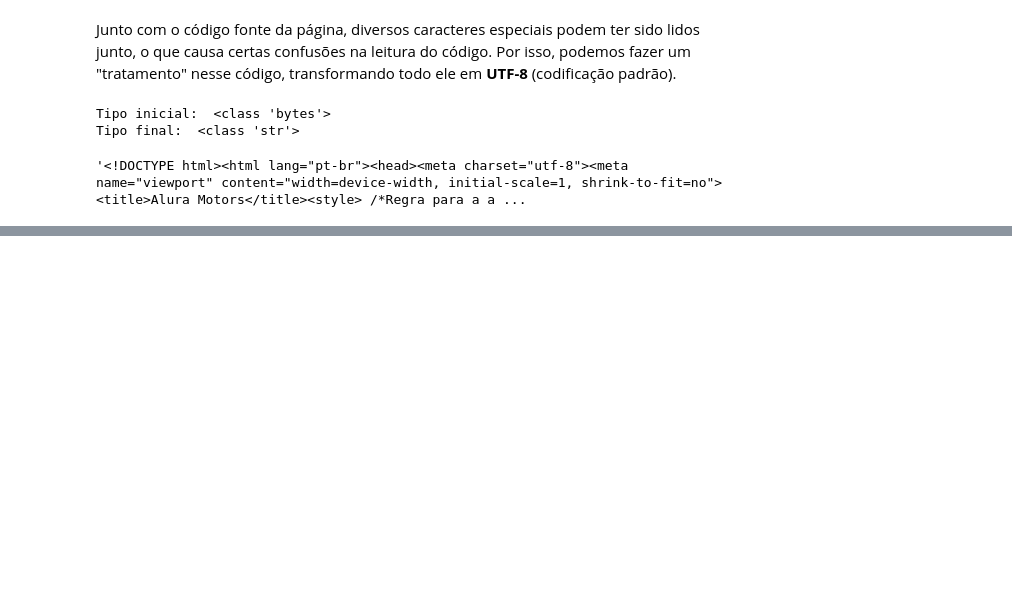
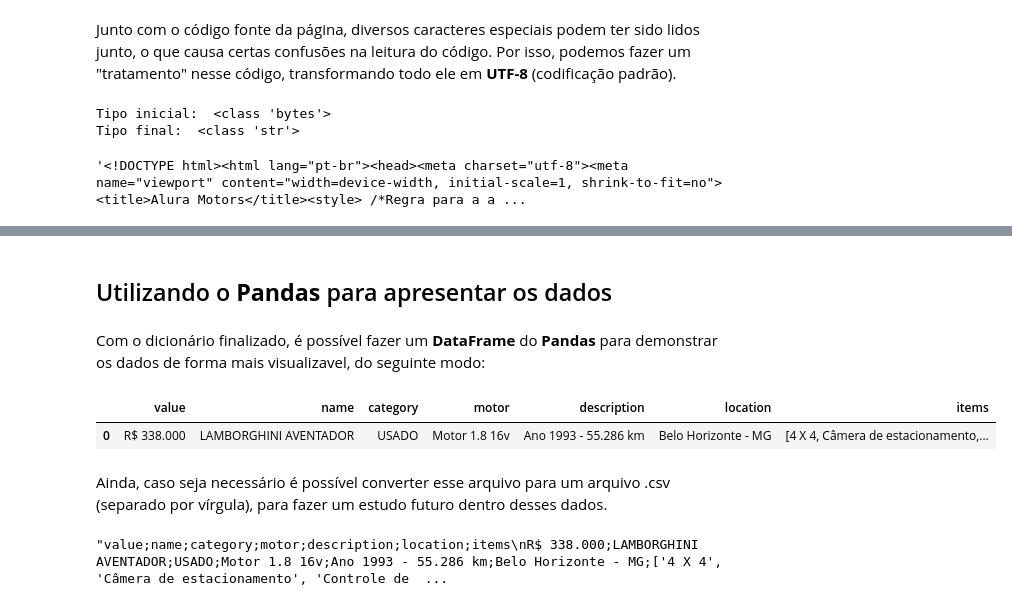
Before and after one commit to vicnetto/ds-python, a Jupyter notebook: data-science/web_scraping/ds_web_scraping.ipynb, the cells around one changed output, grey strips where cells are left out. Cells and saved outputs as stored; diff of their text form; code cells hidden in the pictures; blank space fills up the shorter version.

Commit message:
Making some modifications on web scraping file
This commit has a lot of changes. Inserting a lot of thing about web
scraping, like find tools and how user correctly BeautifulSoup.

```diff
--- a/data-science/web_scraping/ds_web_scraping.ipynb
+++ b/data-science/web_scraping/ds_web_scraping.ipynb
@@ -100,0 +257,18 @@ Tipo final:  <class 'str'>
+# %%
+url = "http://alura-site-scraping.herokuapp.com/index.php"
+
+try:
+  response = urlopen(url)
+  html = response.read().decode("utf-8")  # Lendo a resposta e arrumando a codificação.
+
+except HTTPError as e:
+  print("Error number: ", e.status, " | Reason: ", e.reason)
+
+html = " ".join(html.split()).replace("> <", "><")  # Fazendo tratamento do HTML.
+alura_soup = BeautifulSoup(html, "html.parser")  # Obtendo o parser para fazer a interpretação dos dados.
+
+cards = []  # Variável para armazenar todos os cards.
+card = {}  # Variável para pegar os dados dos cards.
+
+data = alura_soup.find("div", {"class" : "well card"})  # Obtendo somente o primeiro card.
+data
@@ -100,0 +279,3 @@ Tipo final:  <class 'str'>
+# %%
+card['value'] = data.find('p', {"class" : "txt-value"}).get_text()
+card
@@ -100,0 +286,6 @@ Tipo final:  <class 'str'>
+# %%
+infos = data.find('div', {"class" : "body-card"}).find_all('p')
+for info in infos:
+  card[info.get("class")[0][4:]] = info.get_text()
+
+card
@@ -100,0 +301,8 @@ Tipo final:  <class 'str'>
+# %%
+items = data.find_all("li")[:-1]
+accessories = []
+for item in items:
+  accessories.append(item.get_text()[2:])
+
+card['items'] = accessories
+card
@@ -100,0 +320,18 @@ Tipo final:  <class 'str'>
+# %% [markdown]
+## Utilizando o **Pandas** para apresentar os dados
+# %% [markdown]
+Com o dicionário finalizado, é possível fazer um **DataFrame** do **Pandas** para demonstrar os dados de forma mais visualizavel, do seguinte modo:
+# %%
+import pandas as pd
+
+dataset = pd.DataFrame.from_dict(card, orient = "index).T
+dataset
+# %% [output]
+|  | value | name | category | motor | description | location | items |
+| 0 | R$ 338.000 | LAMBORGHINI AVENTADOR | USADO | Motor 1.8 16v | Ano 1993 - 55.286 km | Belo Horizonte - MG | [4 X 4, Câmera de estacionamento,... |
+# %% [markdown]
+Ainda, caso seja necessário é possível converter esse arquivo para um arquivo .csv (separado por vírgula), para fazer um estudo futuro dentro desses dados.
+# %%
+dataset.to_csv("./output/", sep = ";", index = False, encoding = "utf-8-sig")
+# %% [output]
+"value;name;category;motor;description;location;items\nR$ 338.000;LAMBORGHINI AVENTADOR;USADO;Motor 1.8 16v;Ano 1993 - 55.286 km;Belo Horizonte - MG;['4 X 4', 'Câmera de estacionamento', 'Controle de  ...
```
Also changed, not shown: parts of 29 cells of this notebook, 1 other file.
